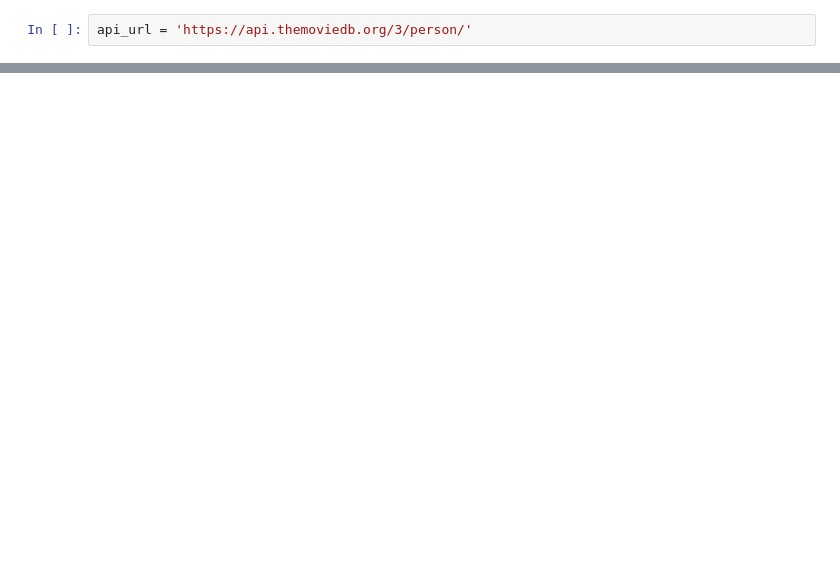
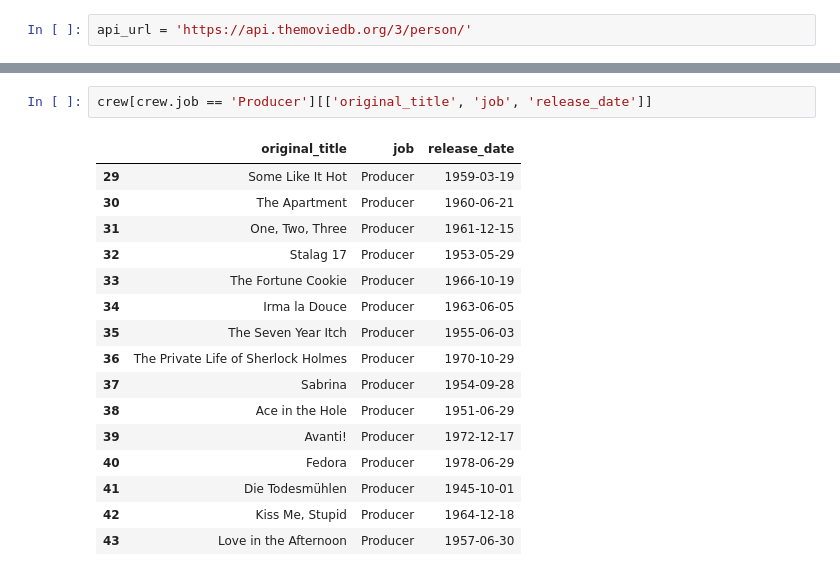
Before and after one commit to ironhack-bcn-data-pt/PR03-project-web, a Jupyter notebook: output/TMDB_API.ipynb, the cells around one changed output, grey strips where cells are left out. Drawn from its saved outputs; the diff is of its cells as text; blank space fills up the shorter version.

```diff
--- a/output/TMDB_API.ipynb
+++ b/output/TMDB_API.ipynb
@@ -83,0 +110,19 @@ KeyError: 'credits.crew'
+# %%
+crew[crew.job == 'Producer'][['original_title', 'job', 'release_date']]
+# %% [output]
+|  | original_title | job | release_date |
+| 29 | Some Like It Hot | Producer | 1959-03-19 |
+| 30 | The Apartment | Producer | 1960-06-21 |
+| 31 | One, Two, Three | Producer | 1961-12-15 |
+| 32 | Stalag 17 | Producer | 1953-05-29 |
+| 33 | The Fortune Cookie | Producer | 1966-10-19 |
+| 34 | Irma la Douce | Producer | 1963-06-05 |
+| 35 | The Seven Year Itch | Producer | 1955-06-03 |
+| 36 | The Private Life of Sherlock Holmes | Producer | 1970-10-29 |
+| 37 | Sabrina | Producer | 1954-09-28 |
+| 38 | Ace in the Hole | Producer | 1951-06-29 |
+| 39 | Avanti! | Producer | 1972-12-17 |
+| 40 | Fedora | Producer | 1978-06-29 |
+| 41 | Die Todesmühlen | Producer | 1945-10-01 |
+| 42 | Kiss Me, Stupid | Producer | 1964-12-18 |
+| 43 | Love in the Afternoon | Producer | 1957-06-30 |
```
Also changed, not shown: parts of 9 cells of this notebook, 1 other file.
